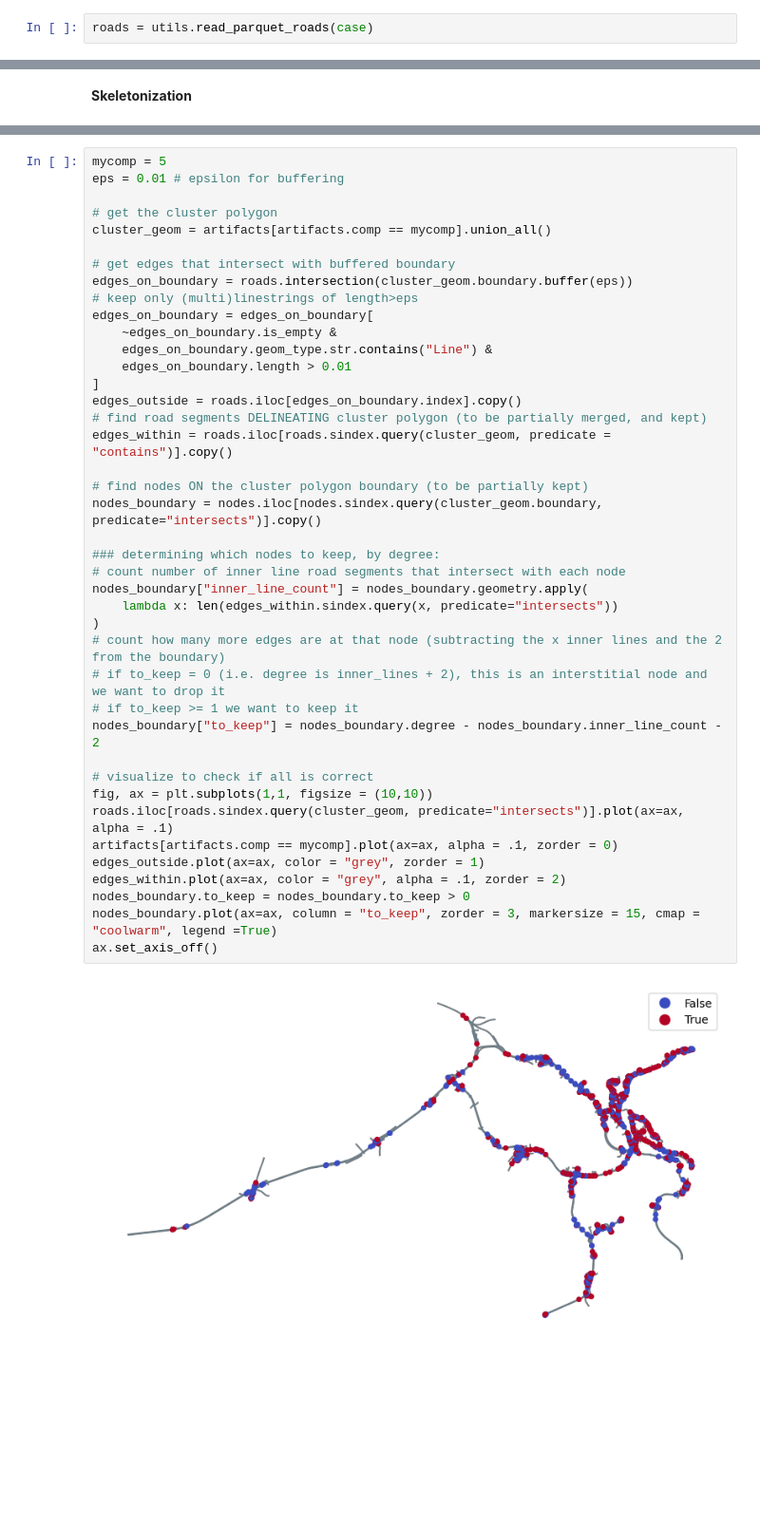
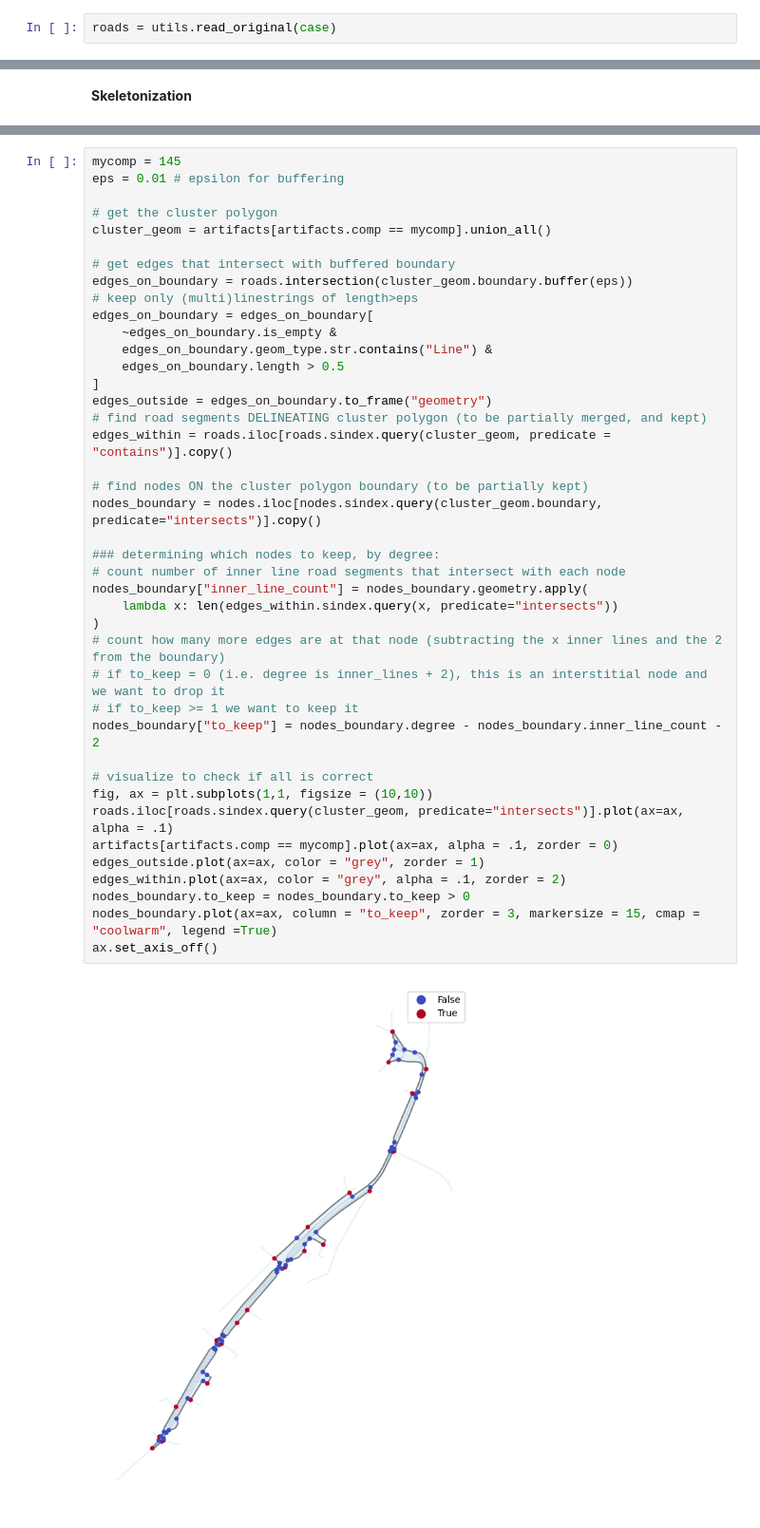
Before and after one commit to uscuni/simplification, a Jupyter notebook: notebooks/typology-multiples.ipynb, the cells around one changed output, grey strips where cells are left out. Shown at 95% size. Saved outputs shown, nothing was run; the diff lists cells and outputs as text; blank space fills up the shorter version.

```diff
--- a/notebooks/typology-multiples.ipynb
+++ b/notebooks/typology-multiples.ipynb
@@ -40,7 +40,7 @@ case = "Liège"
 # %% [markdown]
 Read road data
 # %%
-roads = utils.read_parquet_roads(case)
+roads = utils.read_original(case)
 # %% [markdown]
 Remove duplicated roads
 # %%
@@ -289,5 +236,5 @@ skel, _ = voronoi_skeleton( # this is the one we need
 # %%
-mycomp = 5
+mycomp = 145
 eps = 0.01 # epsilon for buffering
 
 # get the cluster polygon
@@ -299,36 +246,36 @@ edges_on_boundary = roads.intersection(cluster_geom.boundary.buffer(eps))
 edges_on_boundary = edges_on_boundary[
     ~edges_on_boundary.is_empty &
     edges_on_boundary.geom_type.str.contains("Line") &
-    edges_on_boundary.length > 0.01
+    edges_on_boundary.length > 0.5
 ]
-edges_outside = roads.iloc[edges_on_boundary.index].copy()
+edges_outside = edges_on_boundary.to_frame("geometry")
 # find road segments DELINEATING cluster polygon (to be partially merged, and kept)
 edges_within = roads.iloc[roads.sindex.query(cluster_geom, predicate = "contains")].copy()
 
 # find nodes ON the cluster polygon boundary (to be partially kept)
 nodes_boundary = nodes.iloc[nodes.sindex.query(cluster_geom.boundary, predicate="intersects")].copy()
 
 ### determining which nodes to keep, by degree:
 # count number of inner line road segments that intersect with each node
 nodes_boundary["inner_line_count"] = nodes_boundary.geometry.apply(
     lambda x: len(edges_within.sindex.query(x, predicate="intersects"))
 )
 # count how many more edges are at that node (subtracting the x inner lines and the 2 from the boundary)
 # if to_keep = 0 (i.e. degree is inner_lines + 2), this is an interstitial node and we want to drop it
 # if to_keep >= 1 we want to keep it
 nodes_boundary["to_keep"] = nodes_boundary.degree - nodes_boundary.inner_line_count - 2
 
 # visualize to check if all is correct
 fig, ax = plt.subplots(1,1, figsize = (10,10))
 roads.iloc[roads.sindex.query(cluster_geom, predicate="intersects")].plot(ax=ax, alpha = .1)
 artifacts[artifacts.comp == mycomp].plot(ax=ax, alpha = .1, zorder = 0)
 edges_outside.plot(ax=ax, color = "grey", zorder = 1)
 edges_within.plot(ax=ax, color = "grey", alpha = .1, zorder = 2)
 nodes_boundary.to_keep = nodes_boundary.to_keep > 0
 nodes_boundary.plot(ax=ax, column = "to_keep", zorder = 3, markersize = 15, cmap = "coolwarm", legend =True)
 ax.set_axis_off()
 # %% [output]
-[figure, old version]
+[figure, new version]
 # %%
 # merging lines between nodes to keep:
 tiny_buffers = nodes_boundary[nodes_boundary.to_keep].buffer(eps).union_all()
```
Also changed, not shown: parts of 26 cells of this notebook.
